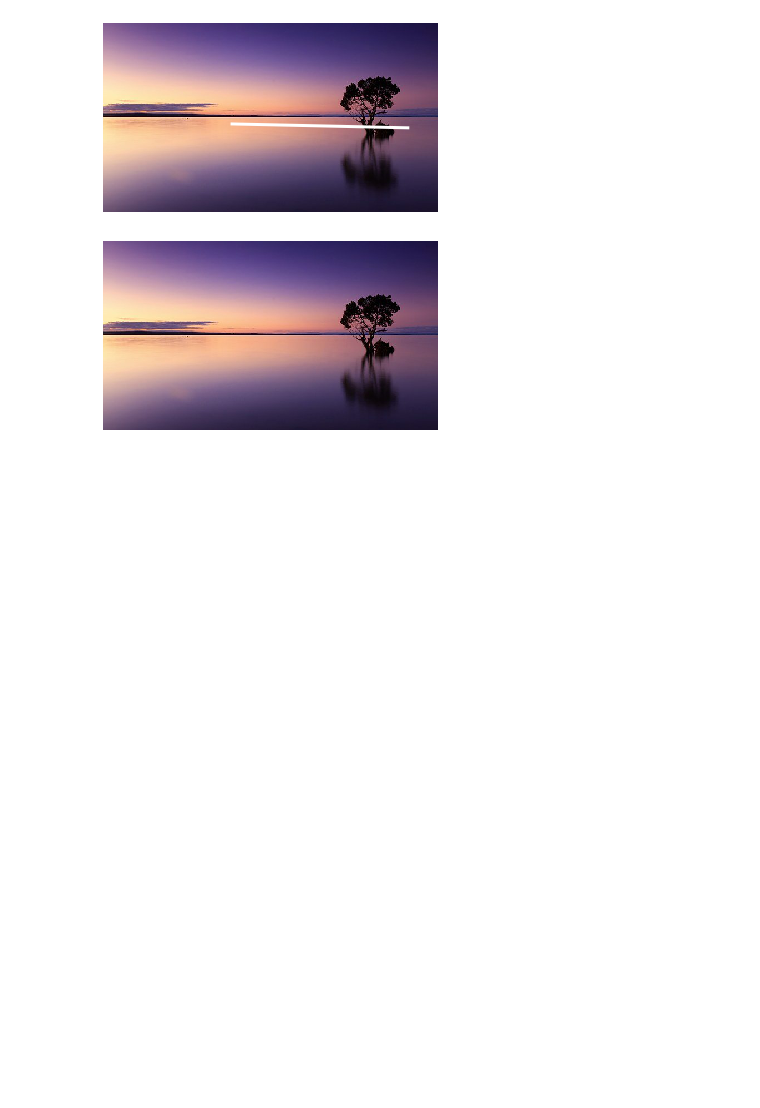
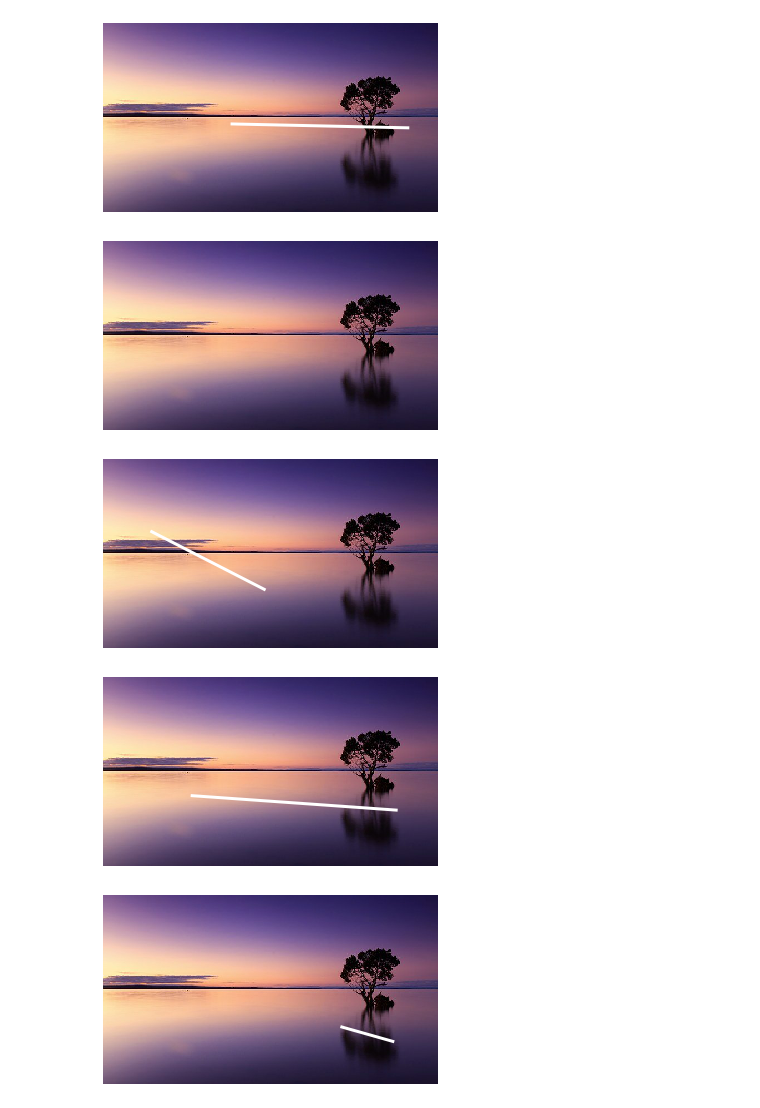
Before and after one commit to alvarolvl9000/eotLines, a Jupyter notebook: cv2imageeditingtutorial.ipynb, the cells around one changed output. Cells and saved outputs as stored; diff of their text form; code cells hidden in the pictures; blank space fills up the shorter version.

```diff
--- a/cv2imageeditingtutorial.ipynb
+++ b/cv2imageeditingtutorial.ipynb
@@ -69,3 +69,40 @@ for r in range(6): # go for 6 iterations
 [figure]
 [figure]
 [figure]
+# %%
+#READING THE IMAGE USING RANDOM
+#THIS VERSION MAKES SURE THE LINES HAVE A CERTAIN SIZE
+from matplotlib import image
+from matplotlib import pyplot as plt
+import random
+
+# to read the image stored in the working directory
+data = image.imread('sunset-1373171__340.jpg')
+
+#get height, width,  from (height, width, mode)
+width = data.shape[1]
+height = data.shape[0]
+base_size_x = 50
+base_size_y= 20
+for r in range(3): # go for 3 iterations
+    #we iterate until we find a base size for the line
+    while True:
+        x1 = random.randint(0, width)
+        x2 = random.randint(x1, width)
+        if x2 -x1 >= base_size_x:
+            break
+    while True:
+        y1 = random.randint(0, height)
+        y2 = random.randint(y1, height)
+        if y2-y1 >= base_size_y:
+            break
+    x = [x1, x2]
+    y = [y1, y2]
+    plt.plot(x, y, color="white", linewidth=3)
+    plt.axis('off')
+    plt.imshow(data)
+    plt.show()
+# %% [output]
+[figure, added]
+[figure, added]
+[figure, added]
```
Also changed, not shown: 1 other file.
